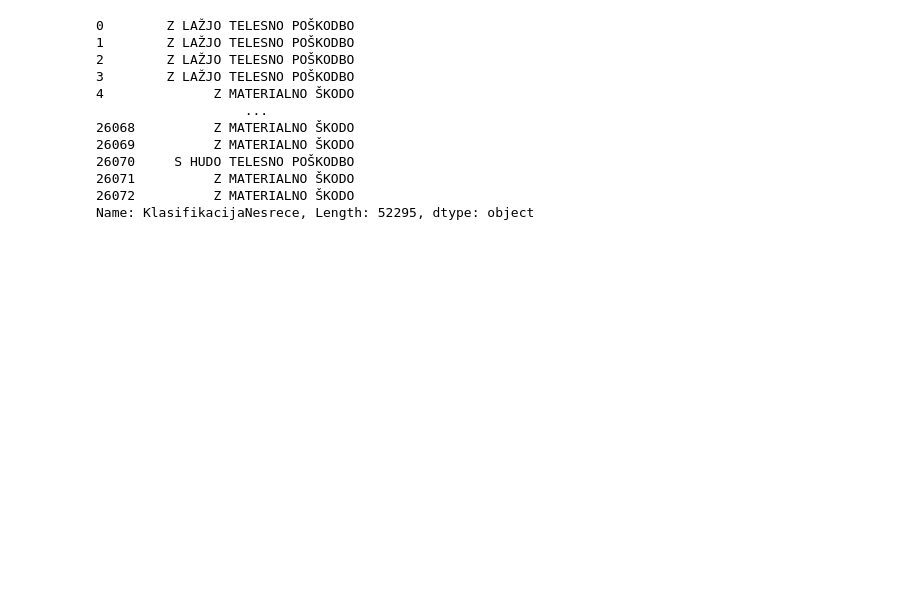
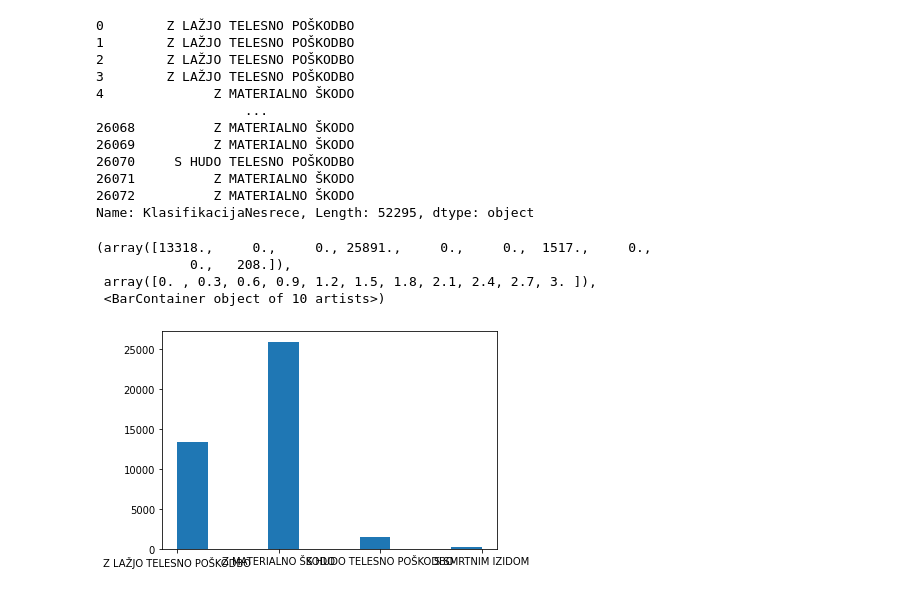
Before and after one commit to matej2000/PR21MV, a Jupyter notebook: main.ipynb, the cells around one changed output. Saved outputs shown, nothing was run; the diff lists cells and outputs as text; code cells hidden in the pictures; blank space fills up the shorter version.

```diff
--- a/main.ipynb
+++ b/main.ipynb
@@ -106,3 +108,5 @@ while start_date <= end_date:
+# %%
+data["UraPN"] = [float(x) for x in data["UraPN"]]
 # %% [markdown]
 ## Analiza ##
 # %% [markdown]
@@ -248,3 +252,11 @@ data["KlasifikacijaNesrece"]
 26071          Z MATERIALNO ŠKODO
 26072          Z MATERIALNO ŠKODO
 Name: KlasifikacijaNesrece, Length: 52295, dtype: object
+# %%
+plt.hist(data[data["UporabaVarnostnegaPasu"] == "DA"]["KlasifikacijaNesrece"])
+# %% [output]
+(array([13318.,     0.,     0., 25891.,     0.,     0.,  1517.,     0.,
+            0.,   208.]),
+ array([0. , 0.3, 0.6, 0.9, 1.2, 1.5, 1.8, 2.1, 2.4, 2.7, 3. ]),
+ <BarContainer object of 10 artists>)
+[figure, added]
```
Also changed, not shown: parts of 8 cells of this notebook.
